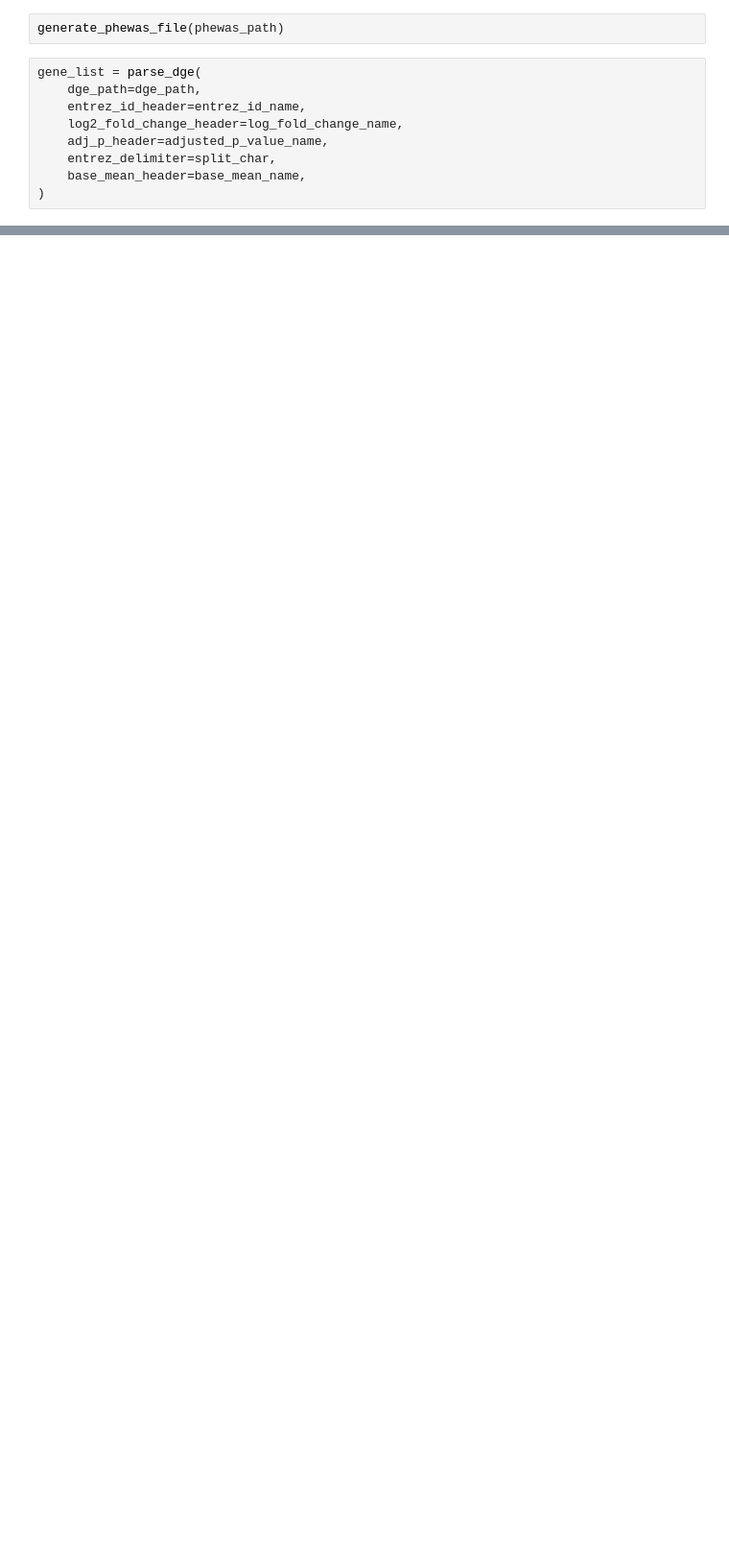
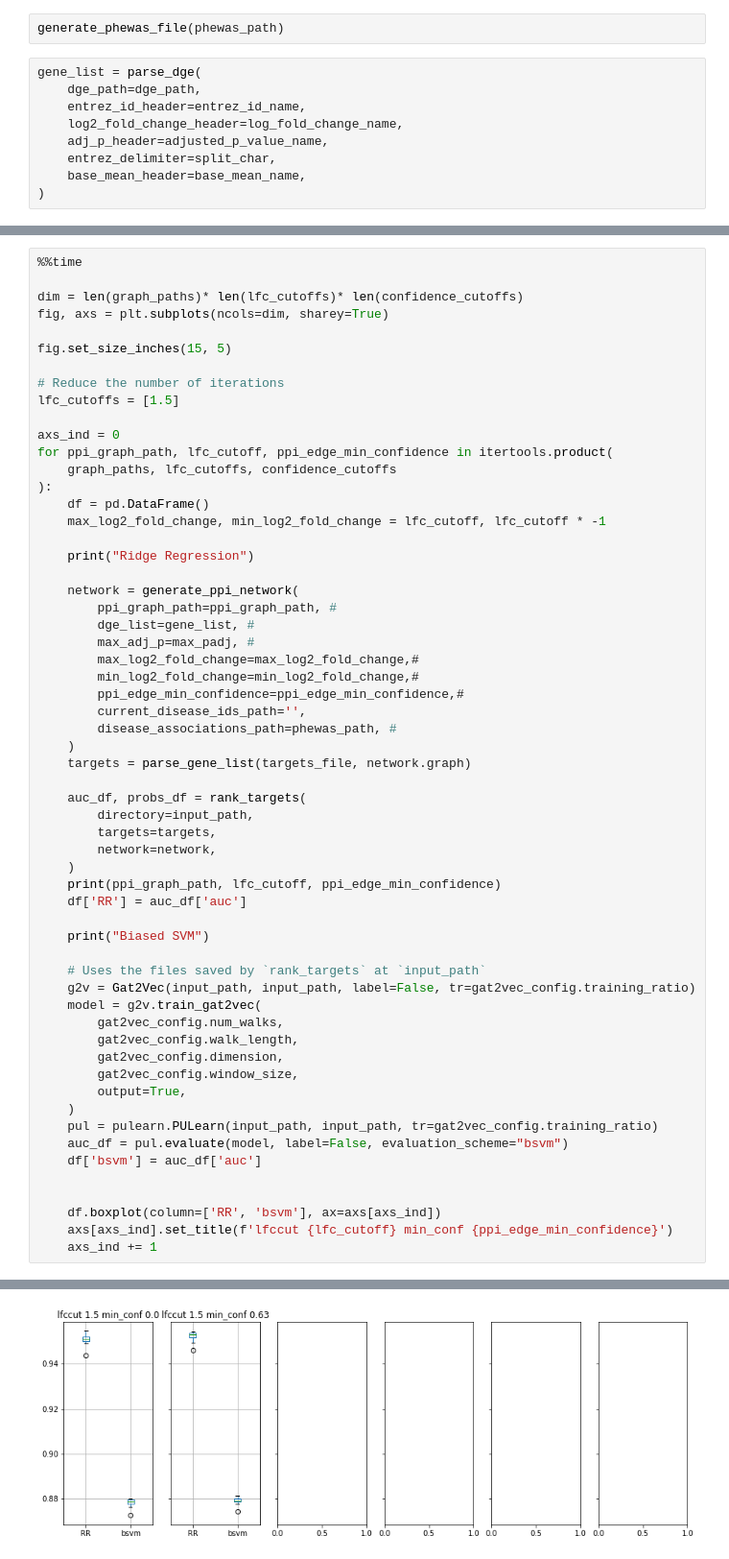
Before and after one commit to GuiltyTargets/phewas, a Jupyter notebook: notebooks/string_and_phewas.ipynb, the cells around one changed output, grey strips where cells are left out. Shown at 96% size. Drawn from its saved outputs; the diff is of its cells as text; blank space fills up the shorter version.

```diff
--- a/notebooks/string_and_phewas.ipynb
+++ b/notebooks/string_and_phewas.ipynb
@@ -120,0 +283,60 @@ Wall time: 55min 24s
+# %%
+%%time
+
+dim = len(graph_paths)* len(lfc_cutoffs)* len(confidence_cutoffs)
+fig, axs = plt.subplots(ncols=dim, sharey=True)
+
+fig.set_size_inches(15, 5)
+
+# Reduce the number of iterations
+lfc_cutoffs = [1.5]
+
+axs_ind = 0
+for ppi_graph_path, lfc_cutoff, ppi_edge_min_confidence in itertools.product(
+    graph_paths, lfc_cutoffs, confidence_cutoffs
+):
+    df = pd.DataFrame()
+    max_log2_fold_change, min_log2_fold_change = lfc_cutoff, lfc_cutoff * -1
+
+    print("Ridge Regression")
+
+    network = generate_ppi_network(
+        ppi_graph_path=ppi_graph_path, #
+        dge_list=gene_list, #
+        max_adj_p=max_padj, #
+        max_log2_fold_change=max_log2_fold_change,#
+        min_log2_fold_change=min_log2_fold_change,#
+        ppi_edge_min_confidence=ppi_edge_min_confidence,#
+        current_disease_ids_path='',
+        disease_associations_path=phewas_path, #
+    )
+    targets = parse_gene_list(targets_file, network.graph)
+
+    auc_df, probs_df = rank_targets(
+        directory=input_path,
+        targets=targets,
+        network=network,
+    )
+    print(ppi_graph_path, lfc_cutoff, ppi_edge_min_confidence)
+    df['RR'] = auc_df['auc']
+
+    print("Biased SVM")
+
+    # Uses the files saved by `rank_targets` at `input_path`
+    g2v = Gat2Vec(input_path, input_path, label=False, tr=gat2vec_config.training_ratio)
+    model = g2v.train_gat2vec(
+        gat2vec_config.num_walks,
+        gat2vec_config.walk_length,
+        gat2vec_config.dimension,
+        gat2vec_config.window_size,
+        output=True,
+    )
+    pul = pulearn.PULearn(input_path, input_path, tr=gat2vec_config.training_ratio)
+    auc_df = pul.evaluate(model, label=False, evaluation_scheme="bsvm")
+    df['bsvm'] = auc_df['auc']
+
+
+    df.boxplot(column=['RR', 'bsvm'], ax=axs[axs_ind])
+    axs[axs_ind].set_title(f'lfccut {lfc_cutoff} min_conf {ppi_edge_min_confidence}')
+    axs_ind += 1
+# %% [output]
@@ -120,0 +360 @@ Wall time: 55min 24s
+[figure, added]
```
Also changed, not shown: parts of 22 cells of this notebook, 3 other files.
